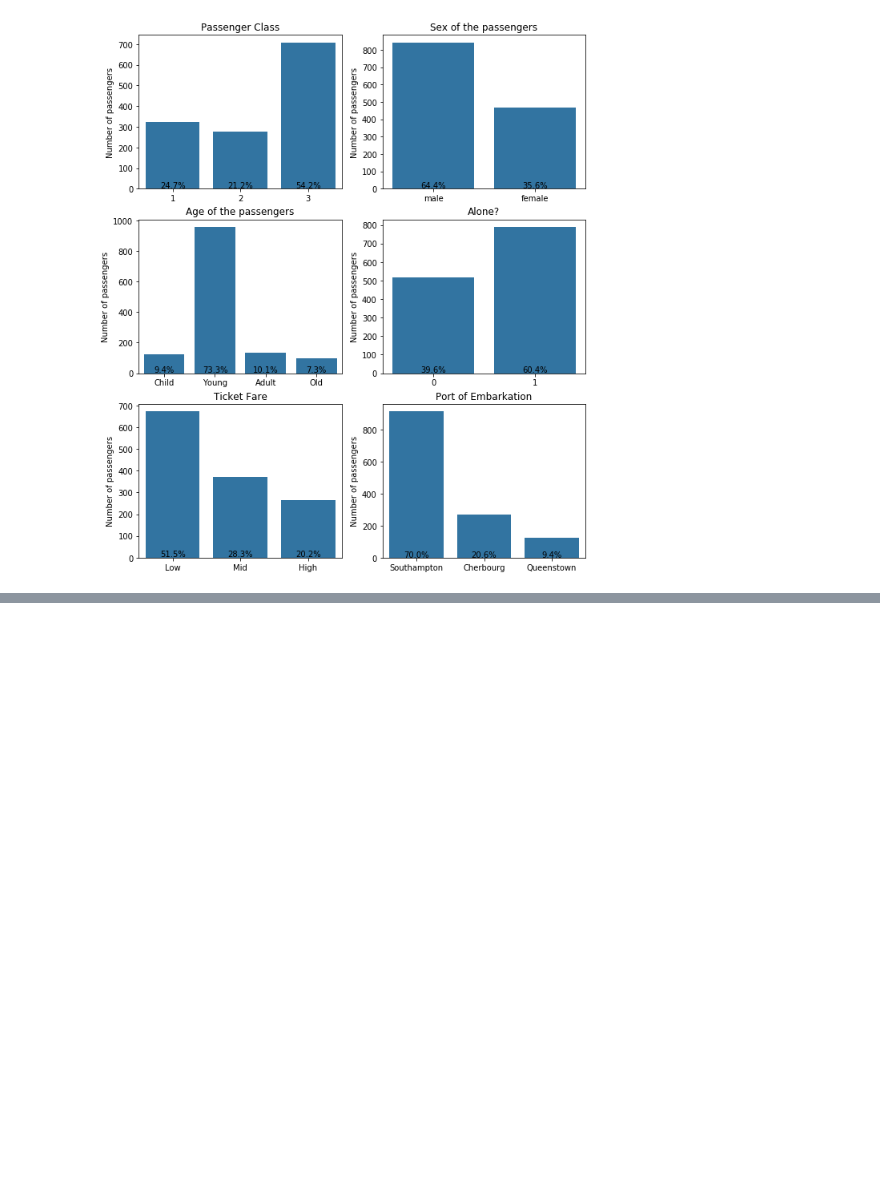
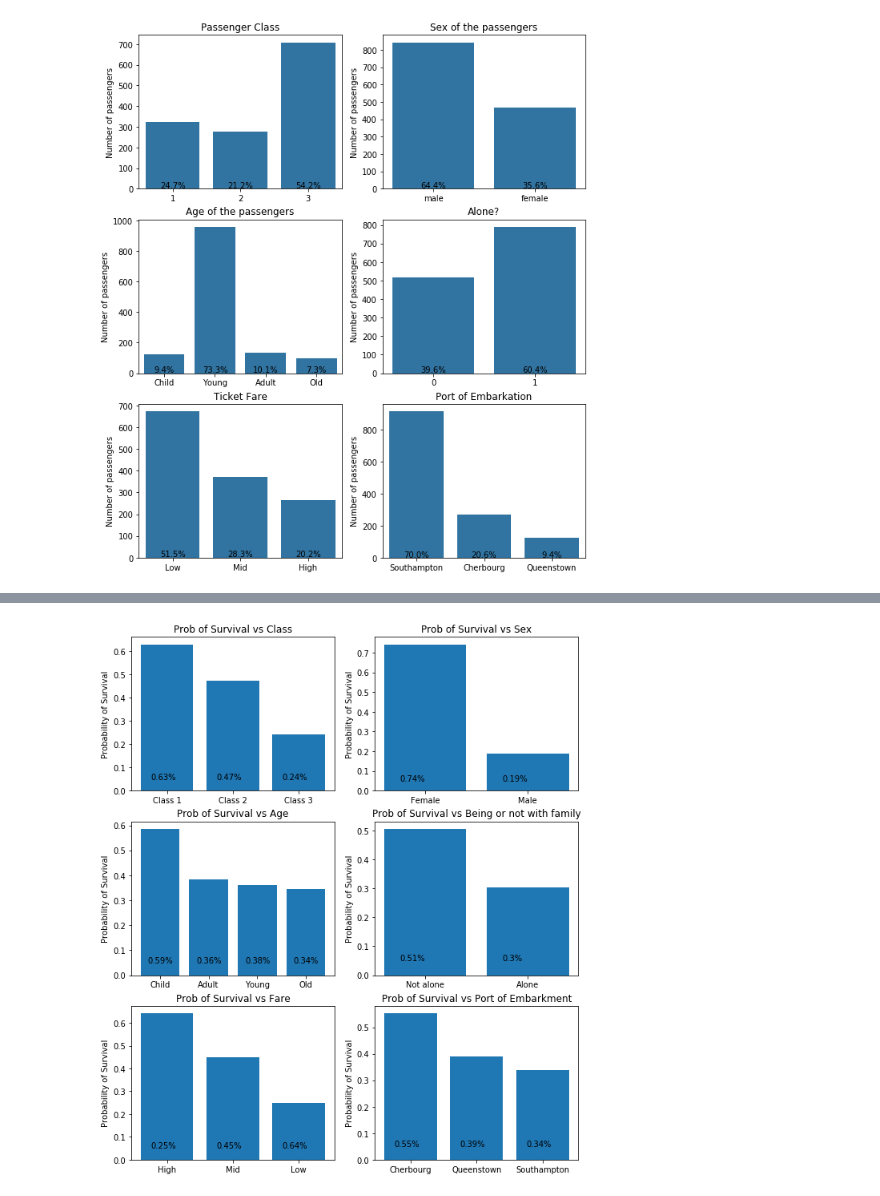
Before and after one commit to canceleiro/Titanic-Disaster, a Jupyter notebook: Titanic_Disaster.ipynb, the cells around one changed output, grey strips where cells are left out. Saved outputs shown, nothing was run; the diff lists cells and outputs as text; code cells hidden in the pictures; blank space fills up the shorter version.

```diff
--- a/Titanic_Disaster.ipynb
+++ b/Titanic_Disaster.ipynb
@@ -812 +632,65 @@ plt.title('Prob of Survival vs Fare');
+# %%
+# we create a graph for plotting the features
+def graph2(objects, data, title ):
+    y_pos = np.arange(len(objects))
+    base_color = sb.color_palette()[0]
+    plt.bar(y_pos, data['Survived'], align='center', color = base_color)
+    plt.xticks(y_pos, objects);
+    plt.ylabel('Probability of Survival')
+    plt.title(title);
+
+    for i, v in enumerate(data['Survived']):
+        plt.text(y_pos[i] - 0.25, 0.05 , str(round(data['Survived'][i],2))+'%')
+# %%
+plt.figure(figsize = [10, 12])
+
+#Class
+plt.subplot(3, 2, 1)
+df_cl_surv = df_surv[['Pclass', 'Survived']].groupby(['Pclass'], as_index=False).mean().sort_values(by='Survived', ascending=False)
+objects = ('Class 1', 'Class 2', 'Class 3')
+df = df_cl_surv
+title = 'Prob of Survival vs Class'
+graph2(objects, df, title );
+
+#Sex
+plt.subplot(3, 2, 2),
+df_sex_surv = df_surv[['Sex', 'Survived']].groupby(['Sex'], as_index=False).mean().sort_values(by='Survived', ascending=False)
+objects = ('Female','Male')
+df = df_sex_surv
+title ='Prob of Survival vs Sex';
+graph2(objects, df, title );
+
+#Age
+plt.subplot(3, 2, 3)
+df_surv_Age = df_surv[['Age_Cat', 'Survived']].groupby(['Age_Cat'], as_index=False).mean().sort_values(by='Survived', ascending=False)
+objects = ('Child', 'Adult','Young','Old')
+df = df_surv_Age
+title ='Prob of Survival vs Age';
+graph2(objects, df, title );
+
+#Alone
+plt.subplot(3, 2, 4)
+df_surv_Alone = df_surv[['Alone', 'Survived']].groupby(['Alone'], as_index=False).mean().sort_values(by='Survived', ascending=False)
+objects = ('Not alone', 'Alone')
+df = df_surv_Alone
+title = 'Prob of Survival vs Being or not with family';
+graph2(objects, df, title );
+
+#Fare
+plt.subplot(3, 2, 5)
+df_surv_Fare = df_surv[['Fare_Cat', 'Survived']].groupby(['Fare_Cat'], as_index=False).mean().sort_values(by='Survived', ascending=False)
+objects = ('High','Mid','Low')
+df = df_surv_Fare
+title ='Prob of Survival vs Fare';
+graph2(objects, df, title );
+
+#port of embarkment
+plt.subplot(3, 2, 6)
+df_surv_Emb = df_surv[['Embarked', 'Survived']].groupby(['Embarked'], as_index=False).mean().sort_values(by='Survived', ascending=False)
+objects = ('Cherbourg', 'Queenstown','Southampton')
+df = df_surv_Emb
+title ='Prob of Survival vs Port of Embarkment';
+graph2(objects, df, title );
+# %% [output]
+[figure, added]
 # %% [markdown]
```
Also changed, not shown: parts of 108 cells of this notebook.
